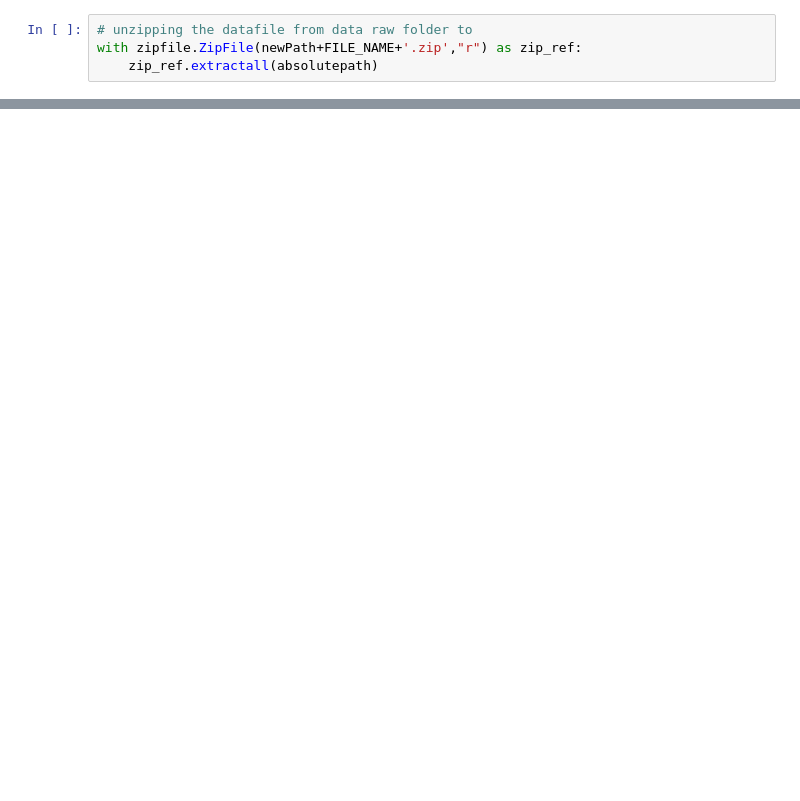
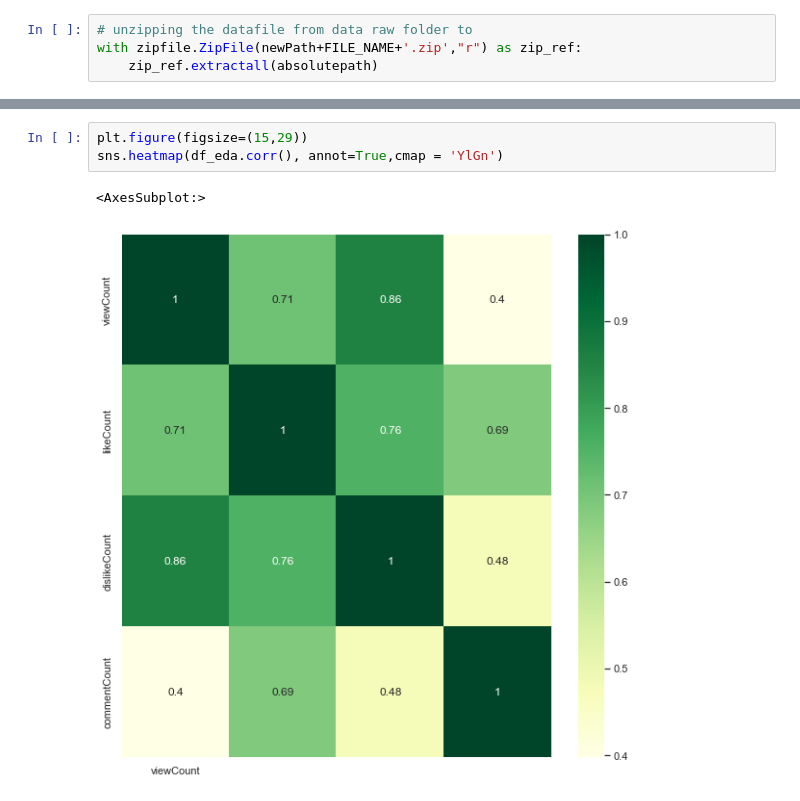
Before and after one commit to TeamEpicProjects/Recommendation-System-for-YT, a Jupyter notebook: notebook/eda/EDA-YouTube-RC.ipynb, the cells around one changed output, grey strips where cells are left out. Drawn from its saved outputs; the diff is of its cells as text; blank space fills up the shorter version.

```diff
--- a/notebook/eda/EDA-YouTube-RC.ipynb
+++ b/notebook/eda/EDA-YouTube-RC.ipynb
@@ -49,0 +145,6 @@ df
+# %%
+plt.figure(figsize=(15,29))
+sns.heatmap(df_eda.corr(), annot=True,cmap = 'YlGn')
+# %% [output]
+<AxesSubplot:>
+[figure, added]
```
Also changed, not shown: parts of 20 cells of this notebook, 1 other file.
